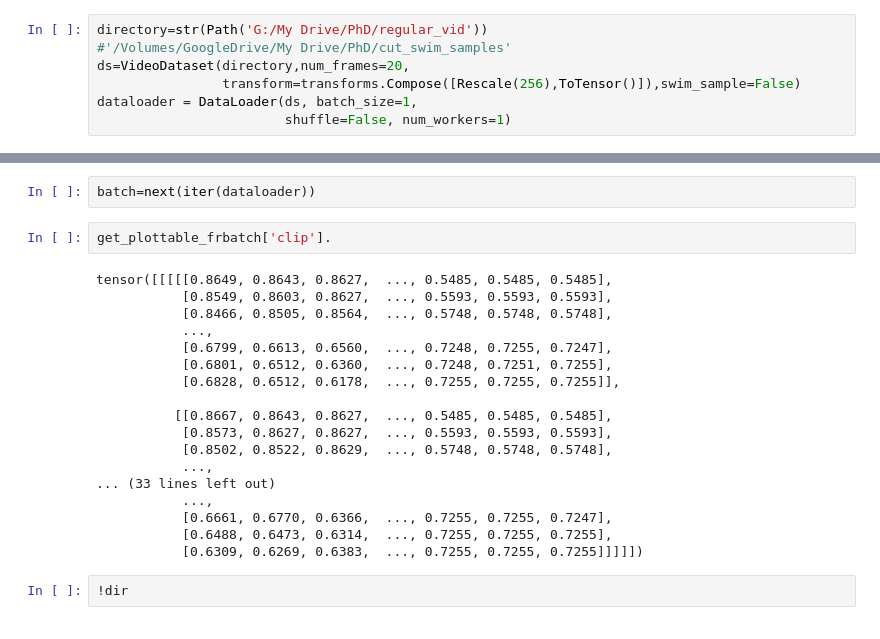
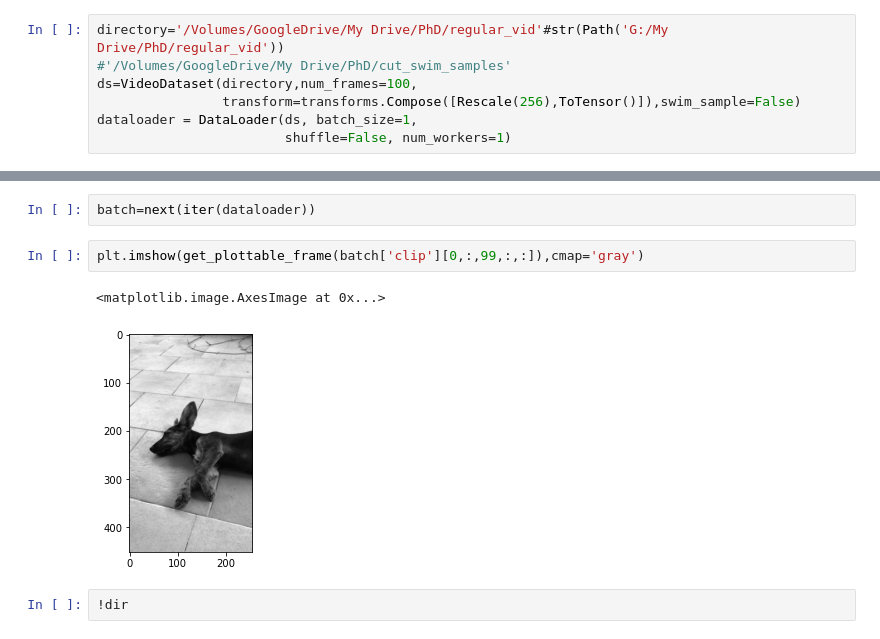
Before and after one commit to shir3bar/video_autoencoder, a Jupyter notebook: TrainingNotebook.ipynb, the cells around one changed output, grey strips where cells are left out. Saved outputs shown, nothing was run; the diff lists cells and outputs as text.

```diff
--- a/TrainingNotebook.ipynb
+++ b/TrainingNotebook.ipynb
@@ -113,9 +113,9 @@ array([[[255, 255, 255],
         [255, 255, 255]]], dtype=uint8)
 [figure]
 # %%
-directory=str(Path('G:/My Drive/PhD/regular_vid'))
+directory='/Volumes/GoogleDrive/My Drive/PhD/regular_vid'#str(Path('G:/My Drive/PhD/regular_vid'))
 #'/Volumes/GoogleDrive/My Drive/PhD/cut_swim_samples'
-ds=VideoDataset(directory,num_frames=20,
+ds=VideoDataset(directory,num_frames=100,
                 transform=transforms.Compose([Rescale(256),ToTensor()]),swim_sample=False)
 dataloader = DataLoader(ds, batch_size=1,
                         shuffle=False, num_workers=1)
@@ -184,26 +148,11 @@ frame.shape
 (452, 256)
 # %%
 batch=next(iter(dataloader))
-# %%
-get_plottable_frbatch['clip'].
-# %% [output]
-tensor([[[[[0.8649, 0.8643, 0.8627,  ..., 0.5485, 0.5485, 0.5485],
-           [0.8549, 0.8603, 0.8627,  ..., 0.5593, 0.5593, 0.5593],
-           [0.8466, 0.8505, 0.8564,  ..., 0.5748, 0.5748, 0.5748],
-           ...,
-           [0.6799, 0.6613, 0.6560,  ..., 0.7248, 0.7255, 0.7247],
-           [0.6801, 0.6512, 0.6360,  ..., 0.7248, 0.7251, 0.7255],
-           [0.6828, 0.6512, 0.6178,  ..., 0.7255, 0.7255, 0.7255]],
-
-          [[0.8667, 0.8643, 0.8627,  ..., 0.5485, 0.5485, 0.5485],
-           [0.8573, 0.8627, 0.8627,  ..., 0.5593, 0.5593, 0.5593],
-           [0.8502, 0.8522, 0.8629,  ..., 0.5748, 0.5748, 0.5748],
-           ...,
-... (33 lines left out)
-           ...,
-           [0.6661, 0.6770, 0.6366,  ..., 0.7255, 0.7255, 0.7247],
-           [0.6488, 0.6473, 0.6314,  ..., 0.7255, 0.7255, 0.7255],
-           [0.6309, 0.6269, 0.6383,  ..., 0.7255, 0.7255, 0.7255]]]]])
+# %%
+plt.imshow(get_plottable_frame(batch['clip'][0,:,99,:,:]),cmap='gray')
+# %% [output]
+<matplotlib.image.AxesImage at 0x...>
+[figure, added]
 # %%
 !dir
 # %% [output]
```
Also changed, not shown: parts of 3 cells of this notebook.
